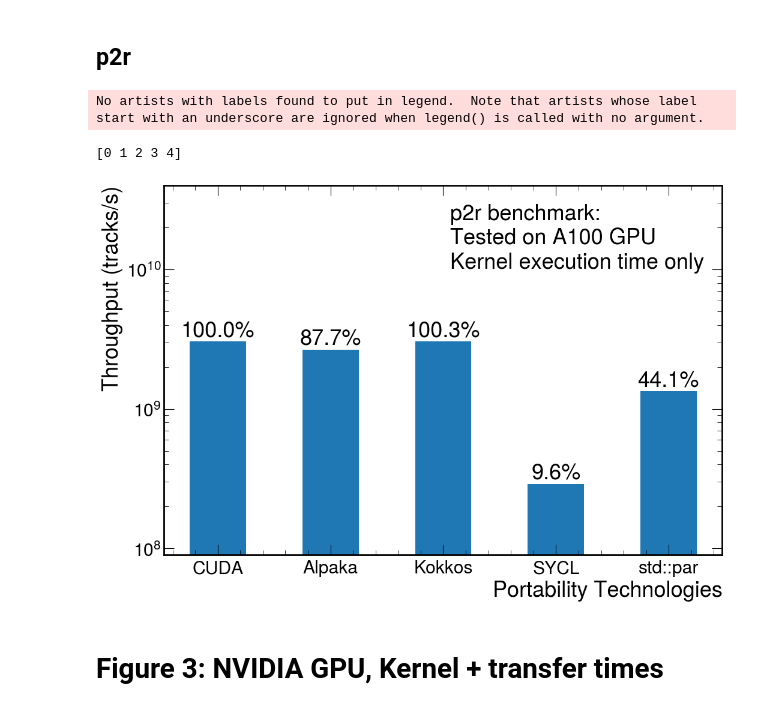
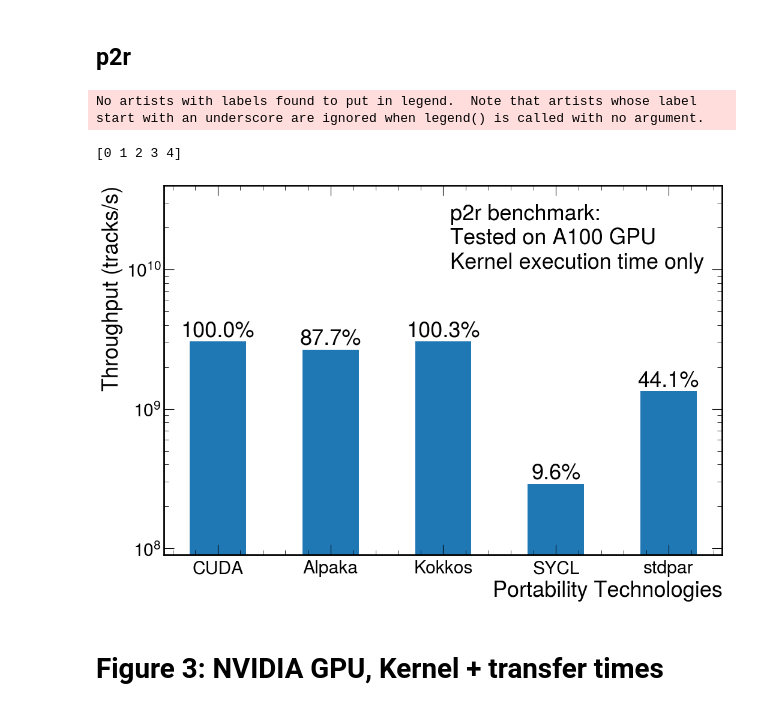
Before and after one commit to cerati/p2z-tests, a Jupyter notebook: notebooks/PaperPlots.ipynb, the cells around one changed output. Cells and saved outputs as stored; diff of their text form; code cells hidden in the pictures.

```diff
--- a/notebooks/PaperPlots.ipynb
+++ b/notebooks/PaperPlots.ipynb
@@ -63,7 +63,7 @@ xlabels = [
            "Alpaka",
            "Kokkos",
            "SYCL",
-           "std::par"
+           "stdpar"
           ]
 
 data      = np.array([3.29E-10,3.75E-10,3.28E-10,3.44E-09,7.46E-10])
@@ -72,34 +72,34 @@ dataErrPct=dataErr/data
 data = 1./data
 dataErr = dataErrPct*data
 
 data_fraction = [ '%1.1f%%'%d for d in np.round(100*data/data[0],2)]
 x_pos = np.arange(len(xlabels))
 
 print(x_pos)
 # print(np.round(data/data[0],2)*)
 #ax.legend(title="p2r benchmark:\nTested on A100\nCUDA-11.6,bsize=32",fontsize="xx-large")
 ax.legend(title="p2r benchmark:\nTested on A100 GPU\nKernel execution time only")
 
 #Removed error bars; not on any of our other plots
 #bars = ax.bar(x_pos,data,yerr=dataErr,width=0.5)
 bars = ax.bar(x_pos,data,width=0.5)
 ax.bar_label(bars, labels=data_fraction)
 ax.set_xticks(x_pos)
 ax.set_xticklabels(xlabels)
 ax.set_xlabel("Portability Technologies")
 # ax.set_ylim(0,6.5e6)
 ax.set_ylim(9e7,4e10
            )
 ax.set_yscale("log")
 ax.set_ylabel("Throughput (tracks/s)")
 
 # plt.show()
 # plt.tight_layout()
 fig.savefig("Figures/p2r-GPU-KernelOnly.pdf")#,bbox_inches = 'tight')
 # %% [output]
 No artists with labels found to put in legend.  Note that artists whose label start with an underscore are ignored when legend() is called with no argument.
 [0 1 2 3 4]
-[figure, old version]
+[figure, new version]
 # %% [markdown]
 # Figure 3: NVIDIA GPU, Kernel + transfer times
 # %% [markdown]
```
Also changed, not shown: parts of 6 cells of this notebook, 10 other files.
